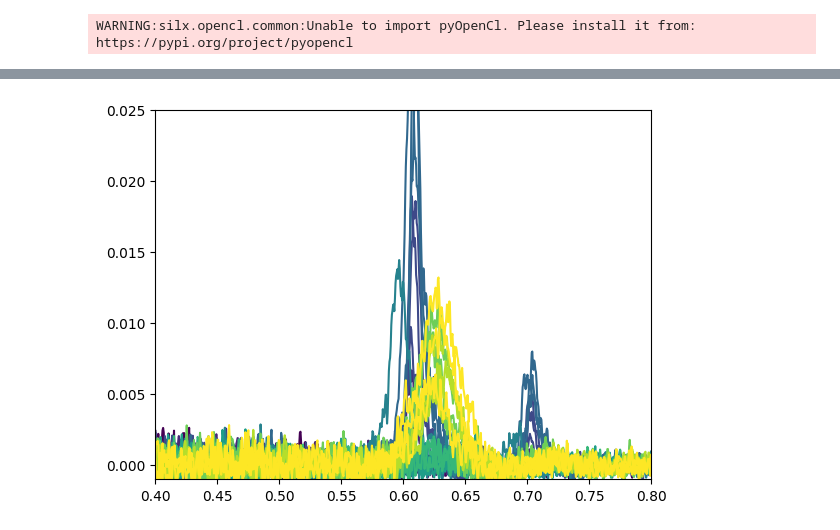
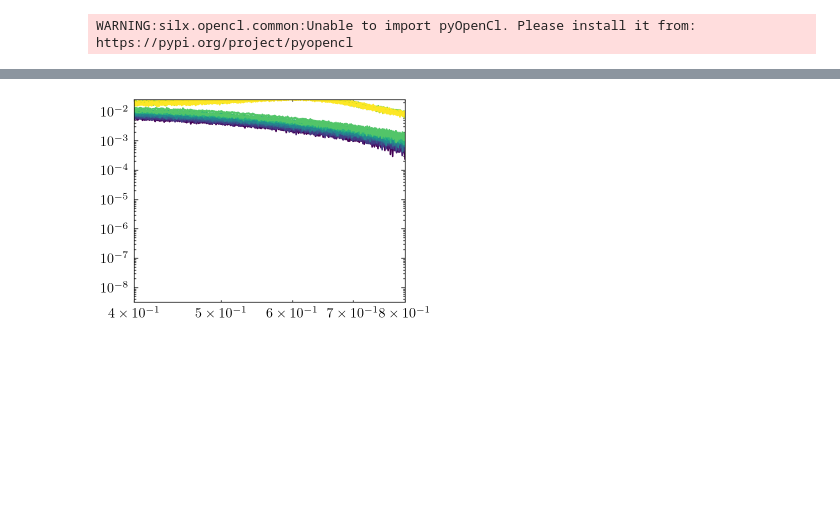
Before and after one commit to JAndronis/MID-10400, a Jupyter notebook: notebooks/damnit.ipynb, the cells around one changed output, grey strips where cells are left out. Drawn from its saved outputs; the diff is of its cells as text; code cells hidden in the pictures; blank space fills up the shorter version.

```diff
--- a/notebooks/damnit.ipynb
+++ b/notebooks/damnit.ipynb
@@ -292,5 +55,0 @@ OSError: [Errno 5] Unable to synchronously open file (file read failed: time = F
-# %%
-import h5py
-
-with h5py.File('/gpfs/exfel/exp/MID/202601/p010400/proc/r0423/CORR-R0423-AGIPD11-S00005.h5', 'r') as f:
-    print(f.keys())
@@ -394,13 +175,17 @@ bg_saxs = read_intensity(bg_run_nr, db, variable="agipd_saxs")
 # %%
-avg_bg = bg_saxs.isel(trainId=0).mean("pulseId")
+bg_saxs = read_intensity(bg_run_nr, db, variable="agipd_saxs").isel(trainId=slice(0, 10))
 v_bg_saxs = read_volume(bg_run_nr, db).data
-comp = droplet_composition(v, v[0], ferritin_mg_per_ml_initial=0)
+comp = droplet_composition(v_bg_saxs, v_bg_saxs[0], ferritin_mg_per_ml_initial=0)
 mu_bg = linear_attenuation(
     comp.water_volume_fraction,
     comp.ferritin_mg_per_ml * 1e-3,
     comp.peg_mg_per_ml * 1e-3,
     comp.ferritin.protein_mass_fraction,
-)
+)[0:10]
 d_um = xr.open_dataset(db[bg_run_nr].file, group="droplet_fit").radius.sel(dim="x").data.mean()
 t_bg = np.exp(-mu_bg * d_um*1e-3).mean()
-iq_bg_saxs = avg_bg.data
+medipt = bg_saxs.median(["q", "pulseId"])
+medipt_filtered = medipt.where((medipt<medipt.quantile(0.95))&(medipt>medipt.quantile(0.05)), drop=True)
+bg_saxs_filtered = bg_saxs.sel(trainId=medipt_filtered.trainId)
+bg_saxs_filtered_avg = bg_saxs_filtered.mean(["trainId", "pulseId"])
+iq_bg_saxs = bg_saxs_filtered_avg.data
@@ -434,51 +283,41 @@ plt.loglog(iq.q, iq)
 # %%
 from scipy.signal import find_peaks
 
-run_range = range(423, 433)
+run_range = range(370, 382)
 colors = plt.cm.viridis(np.linspace(0, 1, len(run_range)))
 
 peaks_q = []
 peaks_intensity = []
 
 
 for idx, run_nr in enumerate(run_range):
     saxs = read_intensity(run_nr, db, variable="agipd_saxs")
     medipt = saxs.median(["q", "pulseId"])
     medipt_filtered = medipt.where((medipt<medipt.quantile(0.95))&(medipt>medipt.quantile(0.05)), drop=True)
     saxs_filtered = saxs.sel(trainId=medipt_filtered.trainId)
-    for tr_idx in range(0, len(saxs_filtered.trainId), 1000):
+    for tr_idx in range(0, len(saxs_filtered.trainId), 100):
         avg = saxs_filtered.isel(trainId=tr_idx).isel(pulseId=np.s_[::10]).mean("pulseId")
-        # v = read_volume(run_nr, db).data
-        # comp = droplet_composition(v, v[0])
-        # mu_sample = linear_attenuation(
-        #     comp.water_volume_fraction,
-        #     comp.ferritin_mg_per_ml * 1e-3,
-        #     comp.peg_mg_per_ml * 1e-3,
-        #     comp.ferritin.protein_mass_fraction,
-        # )
-        # d_um = xr.open_dataset(db[run_nr].file, group="droplet_fit").radius.sel(dim="x").data.mean()
-        # t_sample = np.exp(-mu_sample * d_um * 1e-3).mean()
         q, iq = avg.q.values, avg.data
         iq_bg_sub = iq - iq_bg_saxs*0.9
         q = q[iq_bg_sub>0]
         iq_bg_sub = iq_bg_sub[iq_bg_sub>0]
         base = Baseline(q)
         bkg, params = base.arpls(iq_bg_sub, lam=1e6)
-        # plt.loglog(q, iq_bg_sub, color=colors[idx])
+        plt.loglog(q, iq_bg_sub, color=colors[idx])
         iq_flat = iq_bg_sub-bkg
         ferritin_peak_range = (q>0.4)&(q<0.8)
         peaks, _ = find_peaks(iq_flat[ferritin_peak_range], prominence=0.002)
         peaks_q.append(q[ferritin_peak_range][peaks])
         peaks_intensity.append(iq_flat[ferritin_peak_range][peaks])
-        plt.plot(q, iq_bg_sub-bkg, color=colors[idx])
+        # plt.plot(q, iq_bg_sub-bkg, color=colors[idx])
     # plt.vlines(q[ferritin_peak_range][peaks], ymin=0, ymax=0.03)
 # plt.loglog(q, iq_bg_saxs, 'k')
 # plt.ylim(1e-3,)
-plt.xlim(0.4, 0.8)
-plt.ylim(-0.001, 0.025)
+# plt.xlim(0.4, 0.8)
+# plt.ylim(-0.001, 0.025)
 plt.show()
 # %% [output]
-[figure, old version]
+[figure, new version]
 # %%
 for idx, p in enumerate(peaks_intensity):
     if p.size > 0:
```
Also changed, not shown: parts of 17 cells of this notebook, 1 other file.
